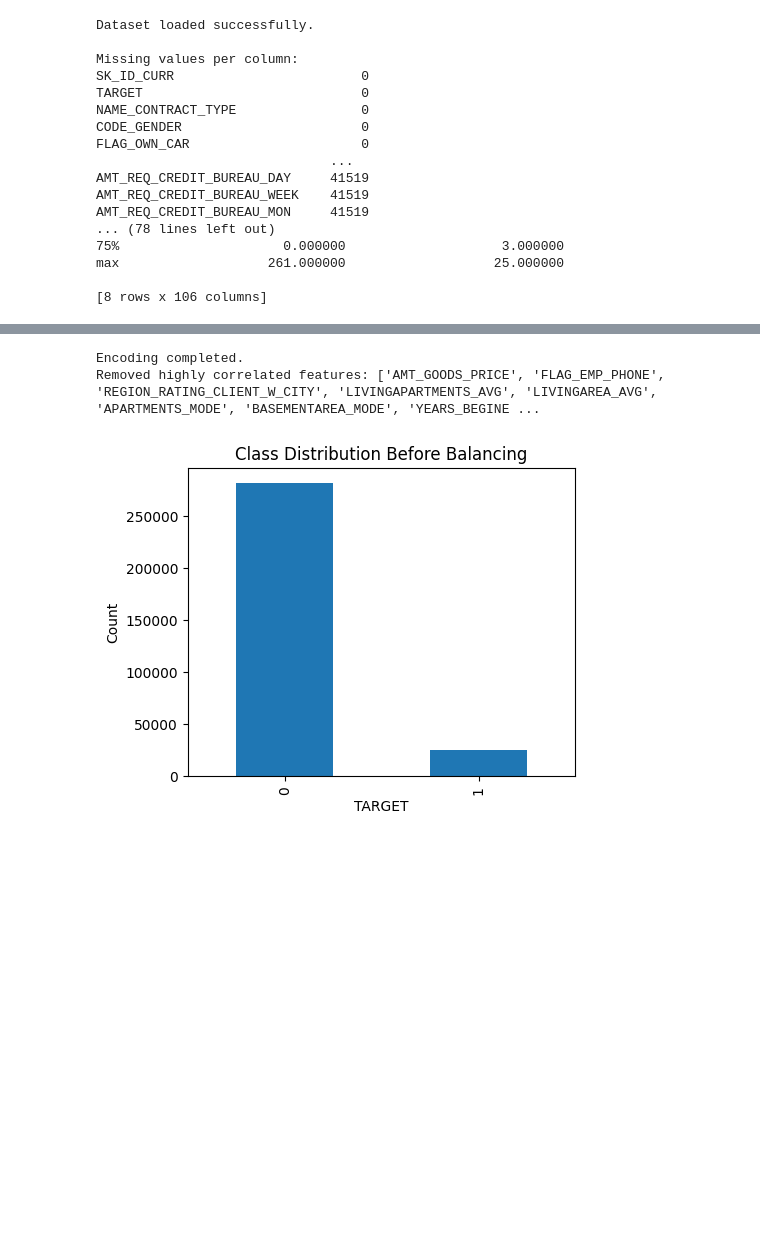
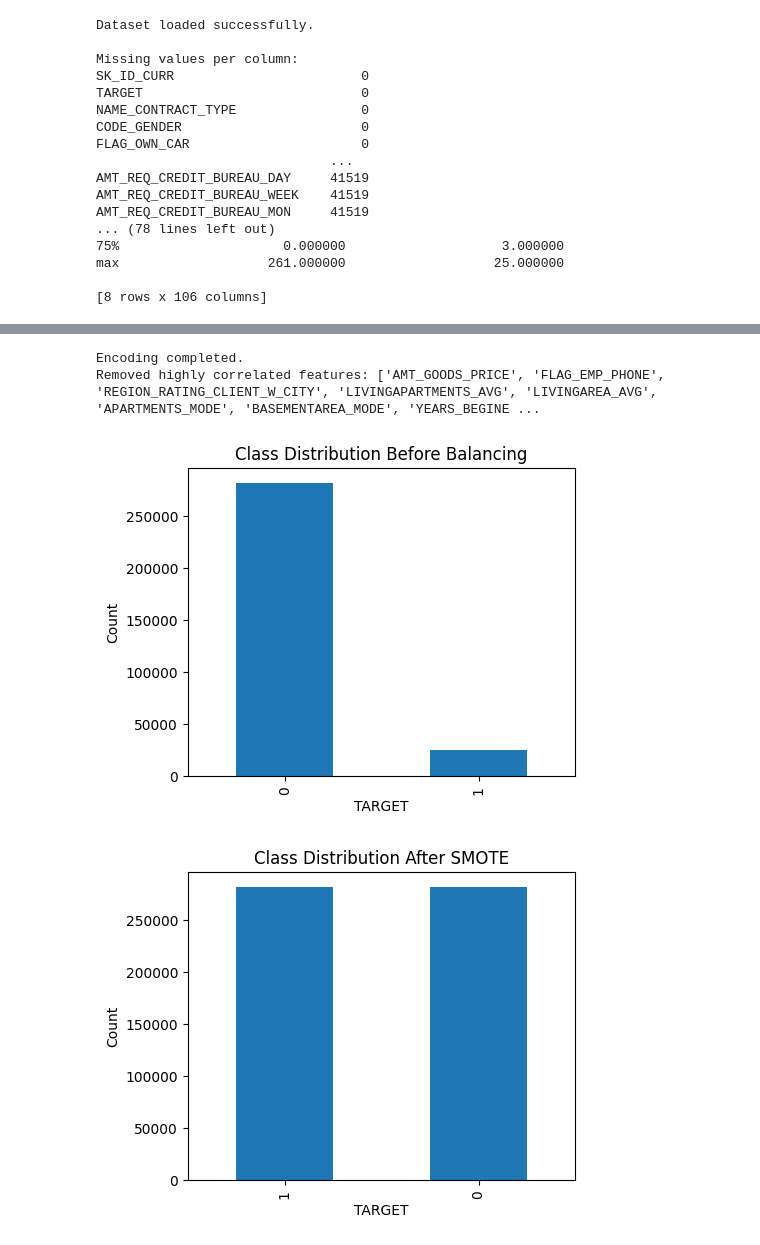
Before and after one commit to RashaadB/ai-ml-learning, a Jupyter notebook: Course4: Deep Learning/Projects: Course4/home_loan_data.ipynb, the cells around one changed output, grey strips where cells are left out. Saved outputs shown, nothing was run; the diff lists cells and outputs as text; code cells hidden in the pictures; blank space fills up the shorter version.

```diff
--- a/Course4: Deep Learning/Projects: Course4/home_loan_data.ipynb
+++ b/Course4: Deep Learning/Projects: Course4/home_loan_data.ipynb
@@ -81,57 +81,126 @@ y.value_counts().plot(kind='bar', title='Class Distribution Before Balancing')
 plt.ylabel("Count")
 plt.show()
 
-# Step 14: Balance classes using SMOTE
+# Step 14: Final cleanup of features and target for SMOTE
+
+# One-hot encode object/categorical columns if not already done
+X = pd.get_dummies(X, drop_first=True)
+
+# Convert boolean columns to int (important for SMOTE)
+bool_cols = X.select_dtypes(include='bool').columns
+X[bool_cols] = X[bool_cols].astype(int)
+
+# Fill any missing values
+X = X.fillna(0)
+y = y.fillna(0)
+
+# Align index
+X = X.loc[y.index]
+
+# Confirm no non-numeric columns remain
+assert X.select_dtypes(exclude=['number']).empty, "X still has non-numeric columns"
+assert not X.isnull().any().any(), "X still has NaNs"
+assert not y.isnull().any(), "y still has NaNs"
+assert len(X) == len(y), "X and y lengths mismatch"
+
+
+
+# Step 15: Apply SMOTE for class balancing
+from imblearn.over_sampling import SMOTE
 sm = SMOTE(random_state=42)
 X_bal, y_bal = sm.fit_resample(X, y)
 
+# Plot class distribution after balancing
 plt.figure(figsize=(5, 4))
 y_bal.value_counts().plot(kind='bar', title='Class Distribution After SMOTE')
 plt.ylabel("Count")
 plt.show()
 
-# Step 15: Split data into training and testing sets
+# Step 16: Split data into train and test sets
+from sklearn.model_selection import train_test_split
 X_train, X_test, y_train, y_test = train_test_split(X_bal, y_bal, test_size=0.2, random_state=42)
 
-# Step 16: Train logistic regression model
-model = LogisticRegression(max_iter=1000)
-model.fit(X_train, y_train)
 
-# Step 17: Evaluate the model
-y_pred = model.predict(X_test)
-y_proba = model.predict_proba(X_test)[:, 1]
+# Step 17: Build and train a Keras model
+from tensorflow.keras.models import Sequential
+from tensorflow.keras.layers import Dense
+from tensorflow.keras.optimizers import Adam
 
-# Step 18: Calculate and interpret sensitivity
+model = Sequential([
+    Dense(64, activation='relu', input_shape=(X_train.shape[1],)),
+    Dense(32, activation='relu'),
+    Dense(1, activation='sigmoid')
+])
+
+model.compile(optimizer=Adam(learning_rate=0.001),
+              loss='binary_crossentropy',
+              metrics=['Recall', 'AUC'])
+
+history = model.fit(X_train, y_train, validation_data=(X_test, y_test),
+                    epochs=10, batch_size=32, verbose=1)
+
+# Step 17: Evaluate the deep learning model
+y_proba = model.predict(X_test).flatten()
+y_pred = (y_proba > 0.5).astype(int)
+
+# Sensitivity (Recall)
+from sklearn.metrics import recall_score, roc_auc_score
+
 sensitivity = recall_score(y_test, y_pred)
-print(f"\nSensitivity (Recall): {sensitivity:.4f}")
-print("Sensitivity tells us what proportion of actual defaults were correctly identified as defaults.")
+print(f"Sensitivity (Recall): {sensitivity:.4f}")
+print("Sensitivity tells us what proportion of actual defaults were correctly identified.")
+
+# AUC-ROC Score
+roc_auc = roc_auc_score(y_test, y_proba)
+print(f"ROC AUC Score: {roc_auc:.4f}")
+print("ROC AUC measures how well the model distinguishes between default and non-default classes.")
+
+
+
+# Step 18: Evaluate the deep learning model
+from sklearn.metrics import recall_score, roc_auc_score
+
+y_proba = model.predict(X_test).flatten()
+y_pred = (y_proba > 0.5).astype(int)
+
+# Sensitivity (Recall)
+sensitivity = recall_score(y_test, y_pred)
+print(f"Sensitivity (Recall): {sensitivity:.4f}")
+print("Sensitivity tells us what proportion of actual defaults were correctly identified.")
+
+# AUC-ROC Score
+roc_auc = roc_auc_score(y_test, y_proba)
+print(f"ROC AUC Score: {roc_auc:.4f}")
+print("ROC AUC measures how well the model distinguishes between default and non-default classes.")
+
 
 # Step 19: Calculate and interpret ROC AUC score
 roc_auc = roc_auc_score(y_test, y_proba)
 print(f"ROC AUC Score: {roc_auc:.4f}")
 print("ROC AUC measures how well the model distinguishes between default and non-default classes.")
 # %% [output]
 Dataset loaded successfully.
 
 Missing values per column:
 SK_ID_CURR                        0
 TARGET                            0
 NAME_CONTRACT_TYPE                0
 CODE_GENDER                       0
 FLAG_OWN_CAR                      0
                               ...
 AMT_REQ_CREDIT_BUREAU_DAY     41519
 AMT_REQ_CREDIT_BUREAU_WEEK    41519
 AMT_REQ_CREDIT_BUREAU_MON     41519
 ... (78 lines left out)
 75%                     0.000000                    3.000000
 max                   261.000000                   25.000000
 
 [8 rows x 106 columns]
 [figure]
 [figure]
 [figure]
 [figure]
 Encoding completed.
 Removed highly correlated features: ['AMT_GOODS_PRICE', 'FLAG_EMP_PHONE', 'REGION_RATING_CLIENT_W_CITY', 'LIVINGAPARTMENTS_AVG', 'LIVINGAREA_AVG', 'APARTMENTS_MODE', 'BASEMENTAREA_MODE', 'YEARS_BEGINE ...
 [figure]
+[figure, added]
```
Also changed, not shown: parts of 1 cell of this notebook.
